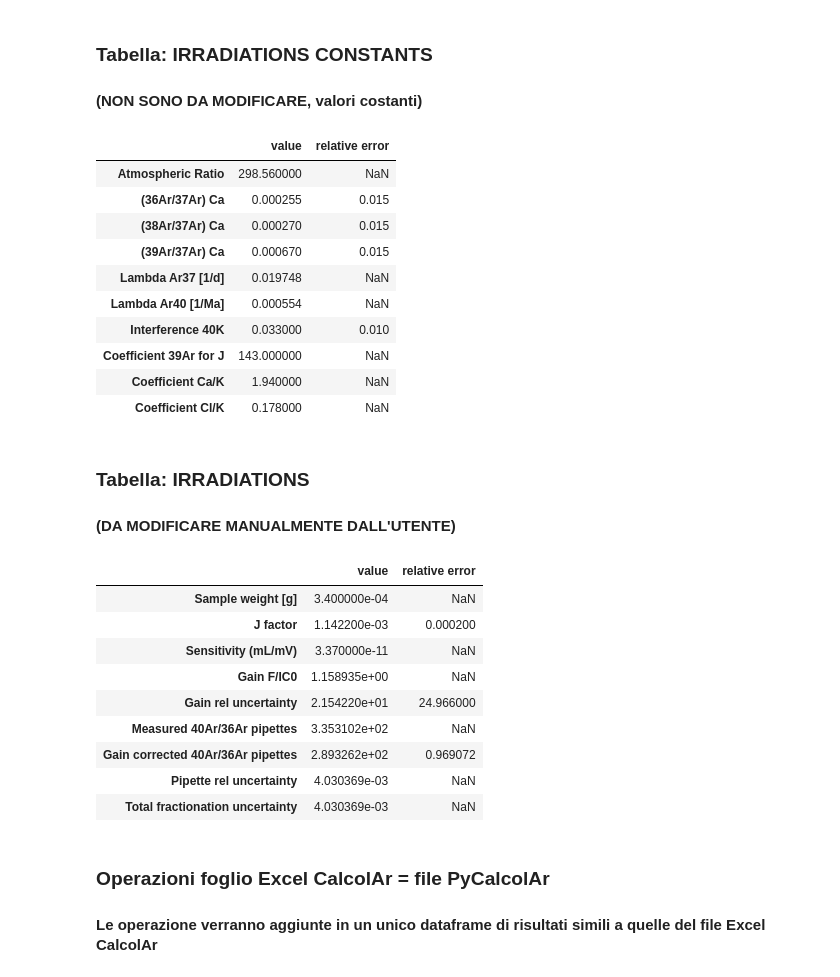
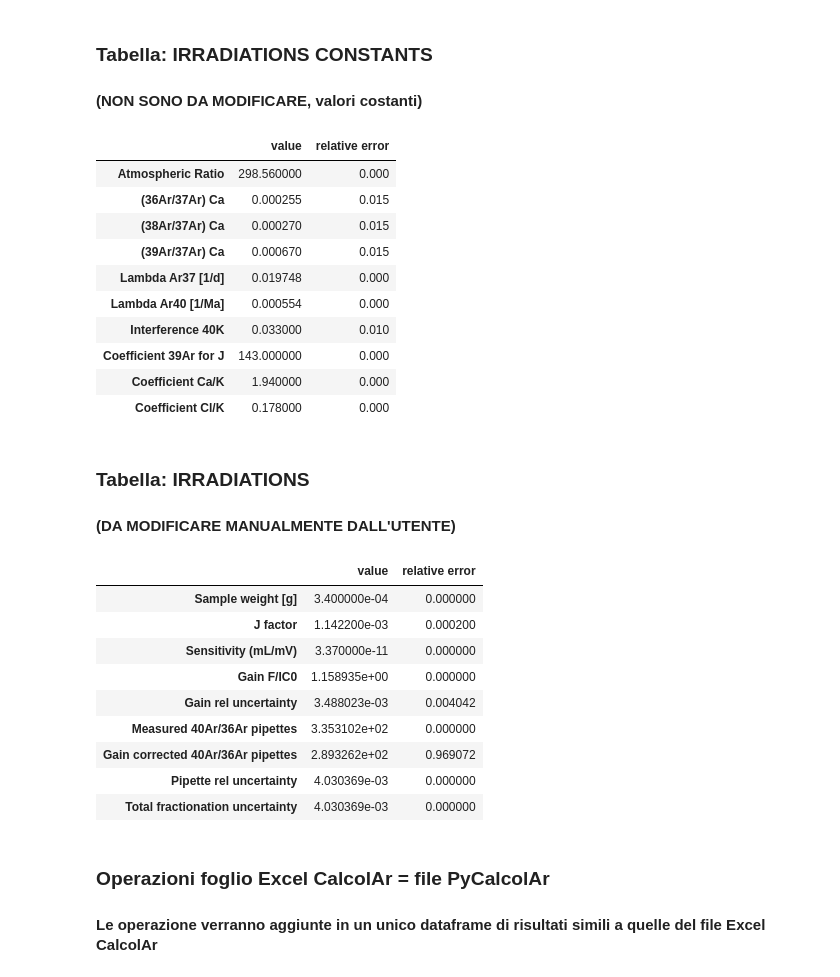
Before and after one commit to gecos-lab/PyCalcolAr, a Jupyter notebook: notebooks/PyCalcolAr_working.ipynb, the cells around one changed output. Cells and saved outputs as stored; diff of their text form; code cells hidden in the pictures.

```diff
--- a/notebooks/PyCalcolAr_working.ipynb
+++ b/notebooks/PyCalcolAr_working.ipynb
@@ -7,6 +7,7 @@ import pandas as pd
 import numpy as np
 import math
 from IPython.display import display
+pd.set_option('display.max_columns', None)
 
 # Variabile utilizzata nel calcolo, DA MODIFICARE MANUALMENTE DALL'UTENTE
 delay = 246
@@ -228,3 +295,11 @@ sig_rel_36F = float(value_err36F / value_36F)
 print ('1sig_rel_36F', sig_rel_36F)
 # %% [output]
 1sig_rel_36F 0.00403926162297532
+# %%
+# calcolare sig_rel 40F/36F
+
+value_err40F_36F = float(calibration_data['err 40F/36F'].values)
+value_40F_36F = float(calibration_data['40F/36F'].values)
+sig_rel_40F_36F = float(value_err40F_36F / value_40F_36F)
+
+print ('1sig_rel_40F/36F', sig_rel_40F_36F)
@@ -337,16 +414,16 @@ display(background_spectrometer_df)
 ### Tabella: IRRADIATIONS CONSTANTS
 #### (NON SONO DA MODIFICARE, valori costanti)
 # %%
-irradiations_constants_dict = {'Atmospheric Ratio': [298.56, np.nan],
+irradiations_constants_dict = {'Atmospheric Ratio': [298.56, 0],
                                '(36Ar/37Ar) Ca': [0.000255, 0.015],
                                '(38Ar/37Ar) Ca': [0.00027, 0.015],
                                '(39Ar/37Ar) Ca': [0.00067, 0.015],
-                               'Lambda Ar37 [1/d]': [0.019748, np.nan],
-                               'Lambda Ar40 [1/Ma]': [0.0005543, np.nan],
+                               'Lambda Ar37 [1/d]': [0.019748, 0],
+                               'Lambda Ar40 [1/Ma]': [0.0005543, 0],
                                'Interference 40K': [0.033, 0.01],
-                               'Coefficient 39Ar for J': [143, np.nan],
-                               'Coefficient Ca/K': [1.94, np.nan],
-                               'Coefficient Cl/K': [0.178, np.nan]}
+                               'Coefficient 39Ar for J': [143, 0],
+                               'Coefficient Ca/K': [1.94, 0],
+                               'Coefficient Cl/K': [0.178, 0]}
 
 irradiations_constants_df = pd.DataFrame.from_dict(irradiations_constants_dict, orient='index')
 irradiations_constants_df.columns = ['value', 'relative error']
@@ -354,16 +431,16 @@ irradiations_constants_df.columns = ['value', 'relative error']
 display(irradiations_constants_df)
 # %% [output]
 |  | value | relative error |
-| Atmospheric Ratio | 298.560000 | NaN |
+| Atmospheric Ratio | 298.560000 | 0.000 |
 | (36Ar/37Ar) Ca | 0.000255 | 0.015 |
 | (38Ar/37Ar) Ca | 0.000270 | 0.015 |
 | (39Ar/37Ar) Ca | 0.000670 | 0.015 |
-| Lambda Ar37 [1/d] | 0.019748 | NaN |
-| Lambda Ar40 [1/Ma] | 0.000554 | NaN |
+| Lambda Ar37 [1/d] | 0.019748 | 0.000 |
+| Lambda Ar40 [1/Ma] | 0.000554 | 0.000 |
 | Interference 40K | 0.033000 | 0.010 |
-| Coefficient 39Ar for J | 143.000000 | NaN |
-| Coefficient Ca/K | 1.940000 | NaN |
-| Coefficient Cl/K | 0.178000 | NaN |
+| Coefficient 39Ar for J | 143.000000 | 0.000 |
+| Coefficient Ca/K | 1.940000 | 0.000 |
+| Coefficient Cl/K | 0.178000 | 0.000 |
 # %% [markdown]
 ### Tabella: IRRADIATIONS
 #### (DA MODIFICARE MANUALMENTE DALL'UTENTE)
@@ -373,51 +450,54 @@ sample_weight = 0.00034
 
 # J_factor e J_factor_errors, DA MODIFICARE MANUALMENTE DALL'UTENTE (cambia per ogni campione)
 J_factor = 0.0011422
 J_factor_errors = 0.0002
 
 # sensitivity, DA MODIFICARE MANUALMENTE DALL'UTENTE (valore misurato un paio di volte l'anno)
 sensitivity = 0.0000000000337
 
 # i seguenti calcoli vengono svolti dal codice
-gain_F_IC0 = gain_F_IC0 # già calcolato precedentemente
 
-gain_rel_uncertainty_errors = calibration_data['err 40F'].values / calibration_data['err 36F'].values
+# i gain_F_IC0 e gain_F_IC1 sono già stati calcolati precedentemente
+# in base al collettore che si vuole utilizzare, questo dato dovrà MODIFICATO MANUALMENTE DALL'UTENTE
+gain_F_IC0 = gain_F_IC0
+
+gain_rel_uncertainty_errors = sig_rel_40F_36F
 gain_rel_uncertainty = gain_rel_uncertainty_errors / gain_F_IC0
 
 measured_40Ar_36Ar_pipettes = calibration_data['40F'].values / calibration_data['36IC1'].values
 
 gain_corrected_40Ar_36Ar_pipettes = measured_40Ar_36Ar_pipettes / gain_F_IC0
 gain_corrected_40Ar_36Ar_pipettes_errors = gain_corrected_40Ar_36Ar_pipettes / irradiations_constants_df.loc['Atmospheric Ratio', 'value']
 
 pipette_rel_uncertainty = sig_abs_source_frax
 total_fractionation_uncertainty = sig_abs_source_frax
 
 
-irradiations_dict = {'Sample weight [g]': [sample_weight, np.nan],
+irradiations_dict = {'Sample weight [g]': [sample_weight, 0],
                      'J factor': [J_factor, J_factor_errors],
-                     'Sensitivity (mL/mV)': [sensitivity, np.nan],
-                     'Gain F/IC0': [gain_F_IC0, np.nan],
-                     'Gain rel uncertainty': [gain_rel_uncertainty[0], gain_rel_uncertainty_errors[0]],
-                     'Measured 40Ar/36Ar pipettes': [measured_40Ar_36Ar_pipettes[0], np.nan],
+                     'Sensitivity (mL/mV)': [sensitivity, 0],
+                     'Gain F/IC0': [gain_F_IC0, 0],
+                     'Gain rel uncertainty': [gain_rel_uncertainty, gain_rel_uncertainty_errors],
+                     'Measured 40Ar/36Ar pipettes': [measured_40Ar_36Ar_pipettes[0], 0],
                      'Gain corrected 40Ar/36Ar pipettes': [gain_corrected_40Ar_36Ar_pipettes[0], gain_corrected_40Ar_36Ar_pipettes_errors[0]],
-                     'Pipette rel uncertainty': [pipette_rel_uncertainty[0], np.nan],
-                     'Total fractionation uncertainty': [total_fractionation_uncertainty[0], np.nan]}
+                     'Pipette rel uncertainty': [pipette_rel_uncertainty[0], 0],
+                     'Total fractionation uncertainty': [total_fractionation_uncertainty[0], 0]}
 
 irradiations_df = pd.DataFrame.from_dict(irradiations_dict, orient='index')
 irradiations_df.columns = ['value', 'relative error']
 
 display(irradiations_df)
 # %% [output]
 |  | value | relative error |
-| Sample weight [g] | 3.400000e-04 | NaN |
+| Sample weight [g] | 3.400000e-04 | 0.000000 |
 | J factor | 1.142200e-03 | 0.000200 |
-| Sensitivity (mL/mV) | 3.370000e-11 | NaN |
-| Gain F/IC0 | 1.158935e+00 | NaN |
-| Gain rel uncertainty | 2.154220e+01 | 24.966000 |
-| Measured 40Ar/36Ar pipettes | 3.353102e+02 | NaN |
+| Sensitivity (mL/mV) | 3.370000e-11 | 0.000000 |
+| Gain F/IC0 | 1.158935e+00 | 0.000000 |
+| Gain rel uncertainty | 3.488023e-03 | 0.004042 |
+| Measured 40Ar/36Ar pipettes | 3.353102e+02 | 0.000000 |
 | Gain corrected 40Ar/36Ar pipettes | 2.893262e+02 | 0.969072 |
-| Pipette rel uncertainty | 4.030369e-03 | NaN |
-| Total fractionation uncertainty | 4.030369e-03 | NaN |
+| Pipette rel uncertainty | 4.030369e-03 | 0.000000 |
+| Total fractionation uncertainty | 4.030369e-03 | 0.000000 |
 # %% [markdown]
 ### Operazioni foglio Excel CalcolAr = file PyCalcolAr
 #### Le operazione verranno aggiunte in un unico dataframe di risultati simili a quelle del file Excel CalcolAr
```
Also changed, not shown: parts of 19 cells of this notebook.
